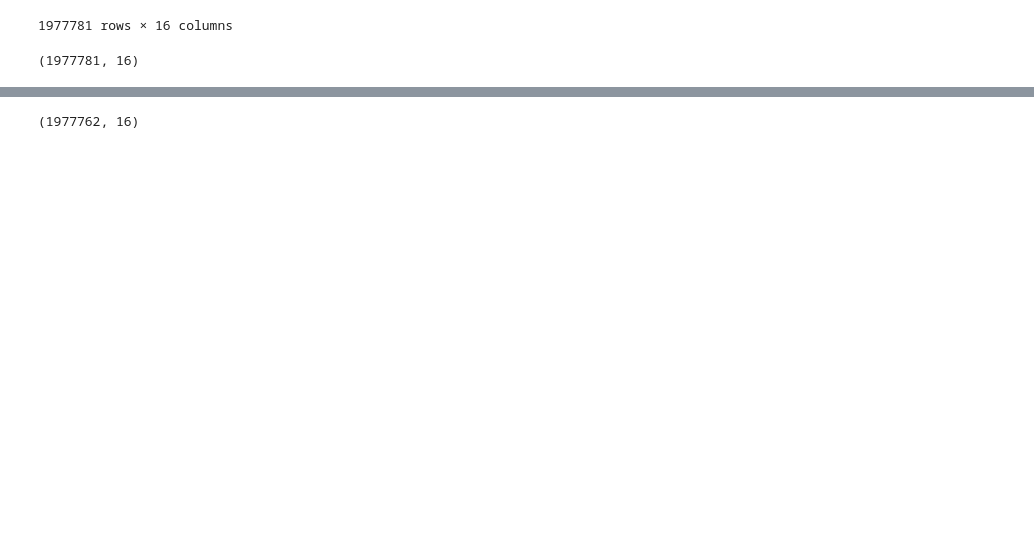
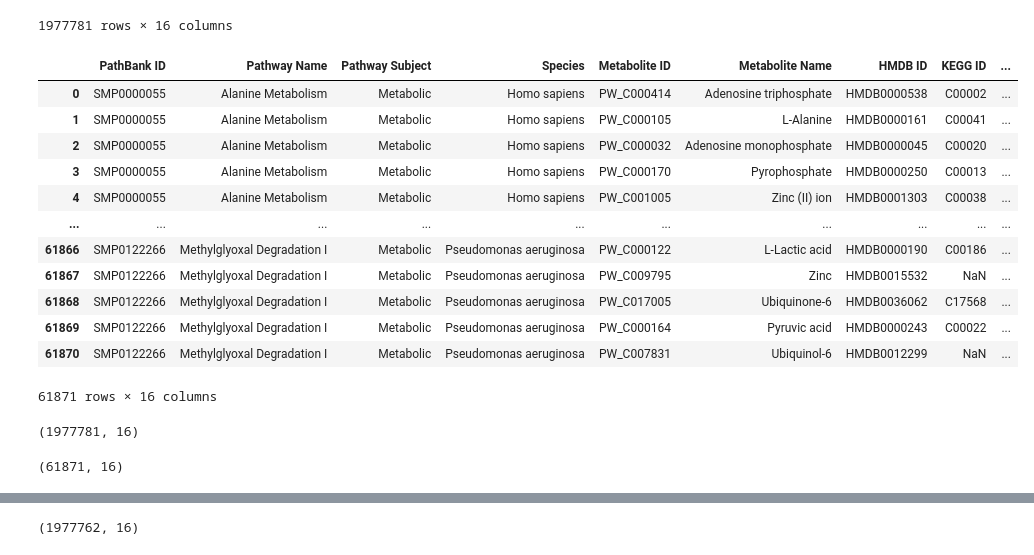
Before and after one commit to kozo2/mb-2023_poster, a Jupyter notebook: count_inchikeys_in_pathwaydbs.ipynb, the cells around one changed output, grey strips where cells are left out. Drawn from its saved outputs; the diff is of its cells as text; code cells hidden in the pictures; blank space fills up the shorter version.

```diff
--- a/count_inchikeys_in_pathwaydbs.ipynb
+++ b/count_inchikeys_in_pathwaydbs.ipynb
@@ -201,6 +201,8 @@ import pickle
 
 with gzip.open('data/pathbank/pathbank_all_metabolites.pkl.gz', 'rb') as file:
     pathbank_df = pickle.load(file)
+# %%
+pathbank_primary = pd.read_csv("data/pathbank/pathbank_primary_metabolites.csv")
 # %%
 pathbank_df
 # %% [output]
@@ -217,10 +219,30 @@ pathbank_df
 | 1977779 | SMP0122266 | Methylglyoxal Degradation I | Metabolic | Pseudomonas aeruginosa | PW_C000164 | Pyruvic acid | HMDB0000243 | C00022 | ... |
 | 1977780 | SMP0122266 | Methylglyoxal Degradation I | Metabolic | Pseudomonas aeruginosa | PW_C007831 | Ubiquinol-6 | HMDB0012299 | NaN | ... |
 1977781 rows × 16 columns
+# %%
+pathbank_primary
+# %% [output]
+|  | PathBank ID | Pathway Name | Pathway Subject | Species | Metabolite ID | Metabolite Name | HMDB ID | KEGG ID | ... |
+| 0 | SMP0000055 | Alanine Metabolism | Metabolic | Homo sapiens | PW_C000414 | Adenosine triphosphate | HMDB0000538 | C00002 | ... |
+| 1 | SMP0000055 | Alanine Metabolism | Metabolic | Homo sapiens | PW_C000105 | L-Alanine | HMDB0000161 | C00041 | ... |
+| 2 | SMP0000055 | Alanine Metabolism | Metabolic | Homo sapiens | PW_C000032 | Adenosine monophosphate | HMDB0000045 | C00020 | ... |
+| 3 | SMP0000055 | Alanine Metabolism | Metabolic | Homo sapiens | PW_C000170 | Pyrophosphate | HMDB0000250 | C00013 | ... |
+| 4 | SMP0000055 | Alanine Metabolism | Metabolic | Homo sapiens | PW_C001005 | Zinc (II) ion | HMDB0001303 | C00038 | ... |
+| ... | ... | ... | ... | ... | ... | ... | ... | ... | ... |
+| 61866 | SMP0122266 | Methylglyoxal Degradation I | Metabolic | Pseudomonas aeruginosa | PW_C000122 | L-Lactic acid | HMDB0000190 | C00186 | ... |
+| 61867 | SMP0122266 | Methylglyoxal Degradation I | Metabolic | Pseudomonas aeruginosa | PW_C009795 | Zinc | HMDB0015532 | NaN | ... |
+| 61868 | SMP0122266 | Methylglyoxal Degradation I | Metabolic | Pseudomonas aeruginosa | PW_C017005 | Ubiquinone-6 | HMDB0036062 | C17568 | ... |
+| 61869 | SMP0122266 | Methylglyoxal Degradation I | Metabolic | Pseudomonas aeruginosa | PW_C000164 | Pyruvic acid | HMDB0000243 | C00022 | ... |
+| 61870 | SMP0122266 | Methylglyoxal Degradation I | Metabolic | Pseudomonas aeruginosa | PW_C007831 | Ubiquinol-6 | HMDB0012299 | NaN | ... |
+61871 rows × 16 columns
 # %%
 pathbank_df.shape
 # %% [output]
 (1977781, 16)
+# %%
+pathbank_primary.shape
+# %% [output]
+(61871, 16)
 # %%
 # select rows that the "InChI Key" column value is not null from pathbank_df
 pathbank_df_has_inchikey = pathbank_df[~pd.isnull(pathbank_df["InChI Key"])]
```
Also changed, not shown: parts of 32 cells of this notebook.
